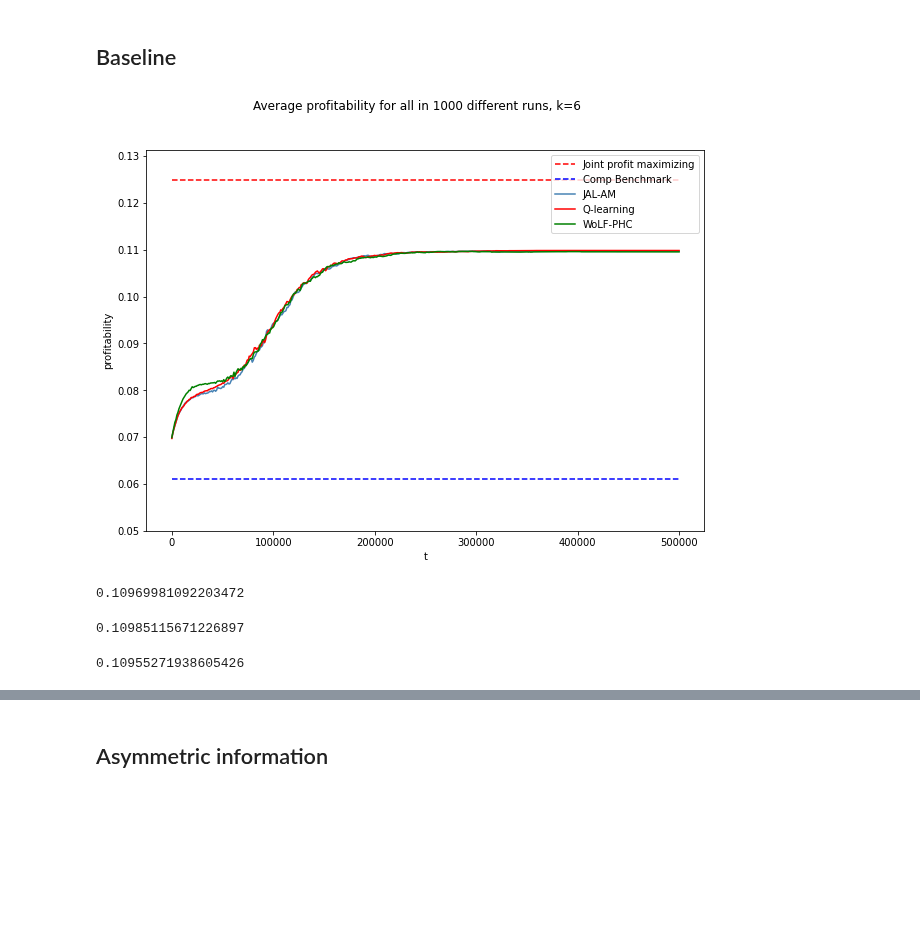
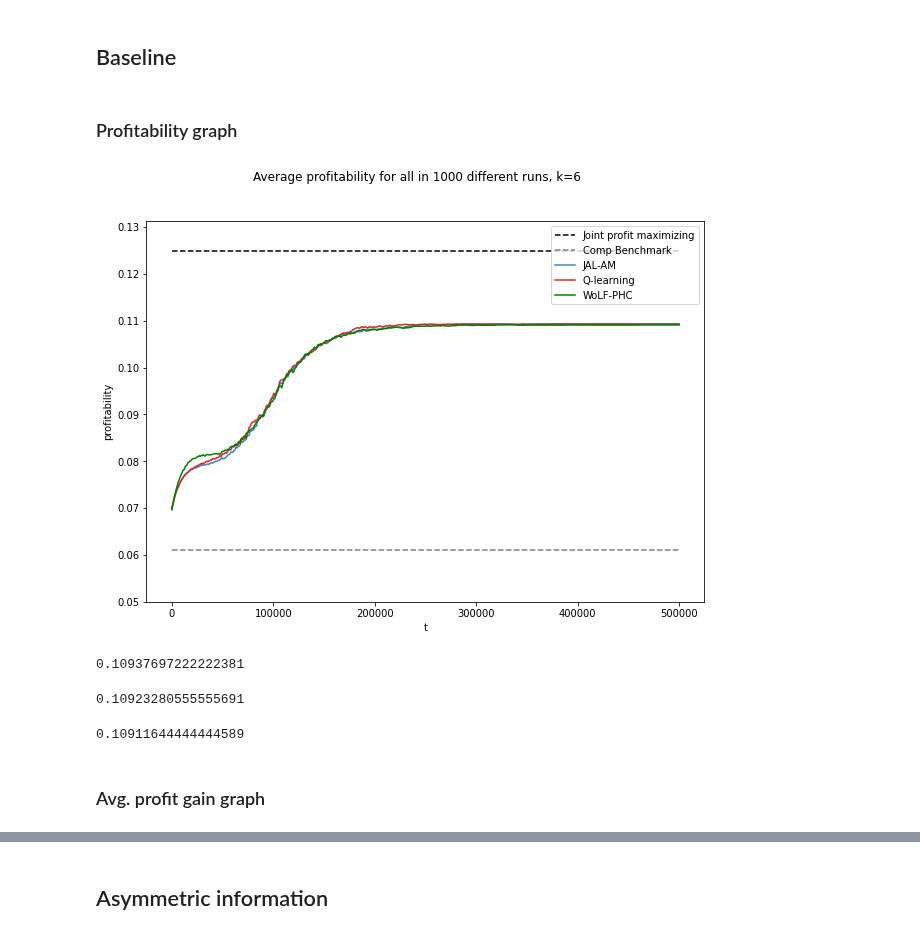
Before and after one commit to nicklasbusk/Bachelorprojekt, a Jupyter notebook: Code/graphs.ipynb, the cells around one changed output, grey strips where cells are left out. Saved outputs shown, nothing was run; the diff lists cells and outputs as text; code cells hidden in the pictures; blank space fills up the shorter version.

```diff
--- a/Code/graphs.ipynb
+++ b/Code/graphs.ipynb
@@ -69,31 +82,38 @@ JAL_AM_res,Q_learner_res, WoLF_PHC_res, t, k=run_sim(0.3,0.95,0.2,0.6,np.linspac
+# %% [markdown]
+### Profitability graph
 # %%
-fig, axs = plt.subplots(1, 1, figsize=(10,7))
-fig.suptitle("Average profitability for all in {} different runs, k={}".format(t, k-1))
-axs.set_xlabel("t")
-axs.set_ylabel("profitability")
-xs = np.linspace(0, 500000, 499)
-axs.set_ylim(0.05,0.125+(0.125*0.05))
-axs.hlines(0.125, xmin=xs[0], xmax=xs[-1], colors='red', linestyles='dashed', label='Joint profit maximizing')
-axs.hlines(0.0611, xmin=xs[0], xmax=xs[-1], colors='blue', linestyles='dashed', label='Comp Benchmark')#konstant taget fra johanne og morten
-axs.plot(xs, JAL_AM_res, color="steelblue", label = "JAL-AM")
-axs.plot(xs, Q_learner_res, color="red", label = "Q-learning")
-axs.plot(xs, WoLF_PHC_res, color="green", label = "WoLF-PHC")
+def plot_profitability(t, k, JAL_AM_res, Q_learner_res, WoLF_PHC_res):
+    fig, axs = plt.subplots(1, 1, figsize=(10,7))
+    fig.suptitle("Average profitability for all in {} different runs, k={}".format(t, k-1))
+    axs.set_xlabel("t")
+    axs.set_ylabel("profitability")
+    xs = np.linspace(0, 500000, 499)
+    axs.set_ylim(0.05,0.125+(0.125*0.05))
+    axs.hlines(0.125, xmin=xs[0], xmax=xs[-1], colors='black', linestyles='dashed', label='Joint profit maximizing')
+    axs.hlines(0.0611, xmin=xs[0], xmax=xs[-1], colors='grey', linestyles='dashed', label='Comp Benchmark')
+    axs.plot(xs, JAL_AM_res[0], color="steelblue", label = "JAL-AM")
+    axs.plot(xs, Q_learner_res[0], color="C3", label = "Q-learning")
+    axs.plot(xs, WoLF_PHC_res[0], color="g", label = "WoLF-PHC")
 
 
-axs.legend()  # Show the legend to display the label of the newly added line
-plt.savefig('first.png')
-plt.show()
+    axs.legend()  # Show the legend to display the label of the newly added line
+    plt.savefig('Graphs/baseline_prof.png')
+    plt.show()
-# %% [output]
-[figure, removed]
+# %%
+plot_profitability(t, k, JAL_AM_res, Q_learner_res, WoLF_PHC_res)
+# %% [output]
+[figure, added]
 # %%
-JAL_AM_res[498]
+JAL_AM_res[0][498]
 # %% [output]
-0.10969981092203472
+0.10937697222222381
 # %%
-Q_learner_res[498]
+Q_learner_res[0][498]
 # %% [output]
-0.10985115671226897
+0.10923280555555691
 # %%
-WoLF_PHC_res[498]
+WoLF_PHC_res[0][498]
 # %% [output]
-0.10955271938605426
+0.10911644444444589
+# %% [markdown]
+### Avg. profit gain graph
```
Also changed, not shown: parts of 9 cells of this notebook, 11 other files.
